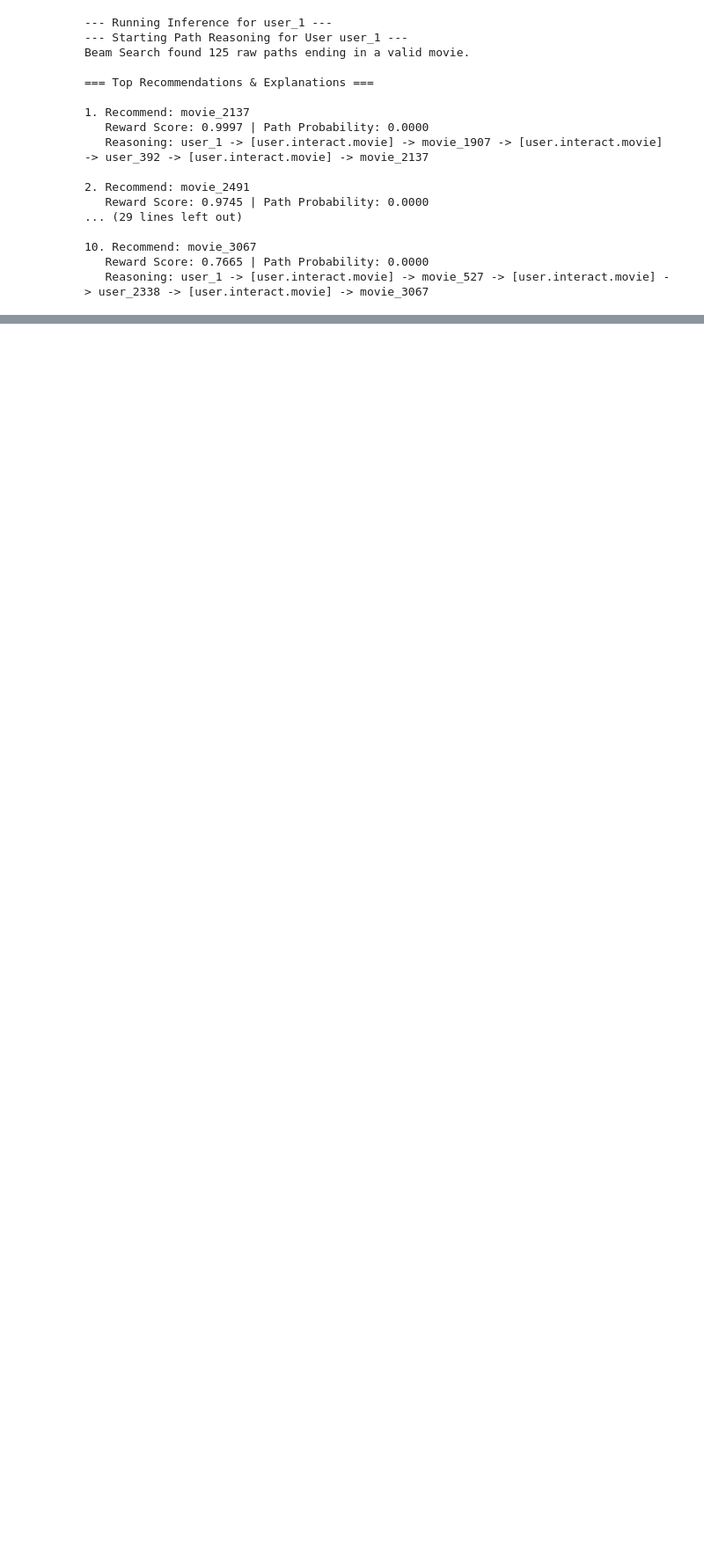
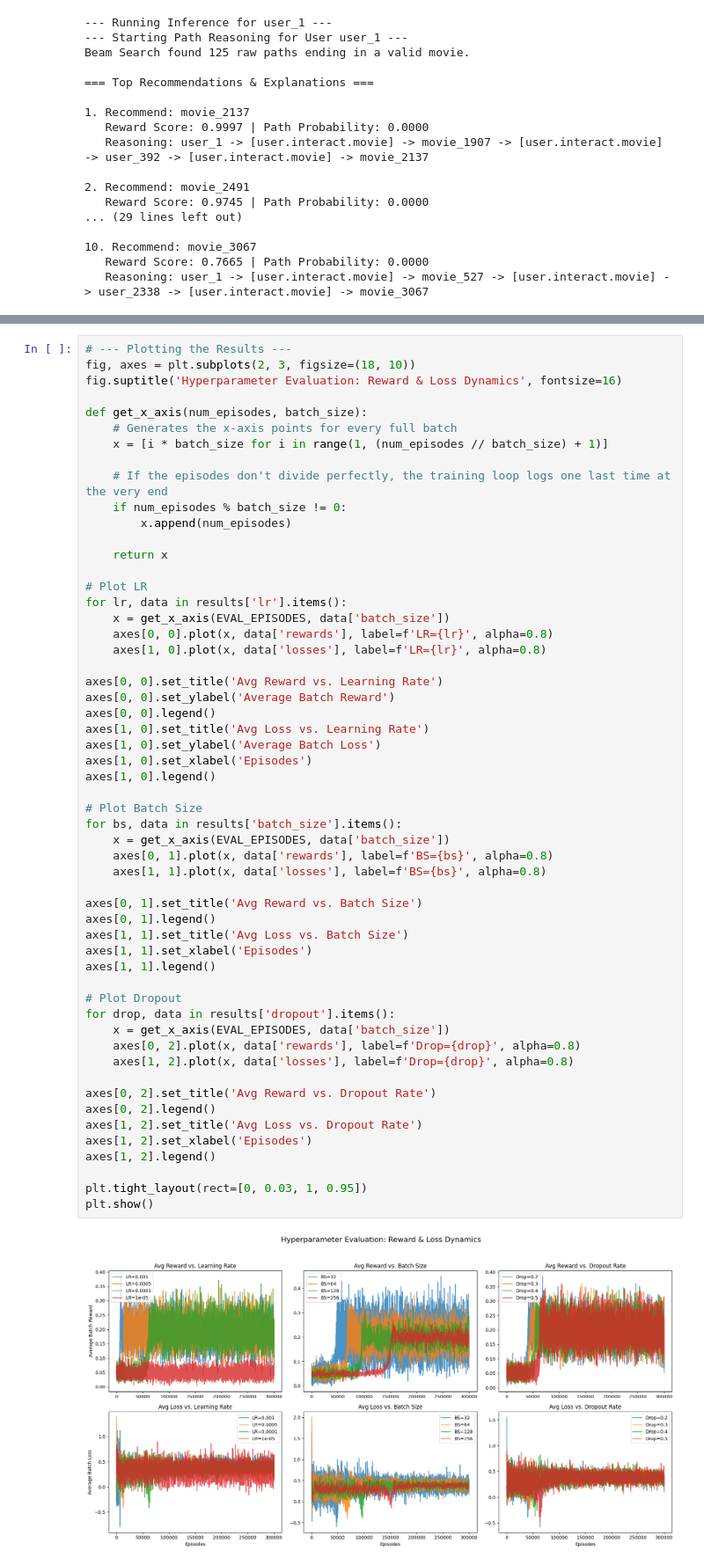
Before and after one commit to jesse231/Recommenderr, a Jupyter notebook: project.ipynb, the cells around one changed output, grey strips where cells are left out. Shown at 88% size. Cells and saved outputs as stored; diff of their text form; blank space fills up the shorter version.

```diff
--- a/project.ipynb
+++ b/project.ipynb
@@ -850,0 +749,57 @@ Beam Search found 125 raw paths ending in a valid movie.
+# %%
+# --- Plotting the Results ---
+fig, axes = plt.subplots(2, 3, figsize=(18, 10))
+fig.suptitle('Hyperparameter Evaluation: Reward & Loss Dynamics', fontsize=16)
+
+def get_x_axis(num_episodes, batch_size):
+    # Generates the x-axis points for every full batch
+    x = [i * batch_size for i in range(1, (num_episodes // batch_size) + 1)]
+
+    # If the episodes don't divide perfectly, the training loop logs one last time at the very end
+    if num_episodes % batch_size != 0:
+        x.append(num_episodes)
+
+    return x
+
+# Plot LR
+for lr, data in results['lr'].items():
+    x = get_x_axis(EVAL_EPISODES, data['batch_size'])
+    axes[0, 0].plot(x, data['rewards'], label=f'LR={lr}', alpha=0.8)
+    axes[1, 0].plot(x, data['losses'], label=f'LR={lr}', alpha=0.8)
+
+axes[0, 0].set_title('Avg Reward vs. Learning Rate')
+axes[0, 0].set_ylabel('Average Batch Reward')
+axes[0, 0].legend()
+axes[1, 0].set_title('Avg Loss vs. Learning Rate')
+axes[1, 0].set_ylabel('Average Batch Loss')
+axes[1, 0].set_xlabel('Episodes')
+axes[1, 0].legend()
+
+# Plot Batch Size
+for bs, data in results['batch_size'].items():
+    x = get_x_axis(EVAL_EPISODES, data['batch_size'])
+    axes[0, 1].plot(x, data['rewards'], label=f'BS={bs}', alpha=0.8)
+    axes[1, 1].plot(x, data['losses'], label=f'BS={bs}', alpha=0.8)
+
+axes[0, 1].set_title('Avg Reward vs. Batch Size')
+axes[0, 1].legend()
+axes[1, 1].set_title('Avg Loss vs. Batch Size')
+axes[1, 1].set_xlabel('Episodes')
+axes[1, 1].legend()
+
+# Plot Dropout
+for drop, data in results['dropout'].items():
+    x = get_x_axis(EVAL_EPISODES, data['batch_size'])
+    axes[0, 2].plot(x, data['rewards'], label=f'Drop={drop}', alpha=0.8)
+    axes[1, 2].plot(x, data['losses'], label=f'Drop={drop}', alpha=0.8)
+
+axes[0, 2].set_title('Avg Reward vs. Dropout Rate')
+axes[0, 2].legend()
+axes[1, 2].set_title('Avg Loss vs. Dropout Rate')
+axes[1, 2].set_xlabel('Episodes')
+axes[1, 2].legend()
+
+plt.tight_layout(rect=[0, 0.03, 1, 0.95])
+plt.show()
+# %% [output]
+[figure, added]
```
Also changed, not shown: parts of 7 cells of this notebook, 8 other files.
